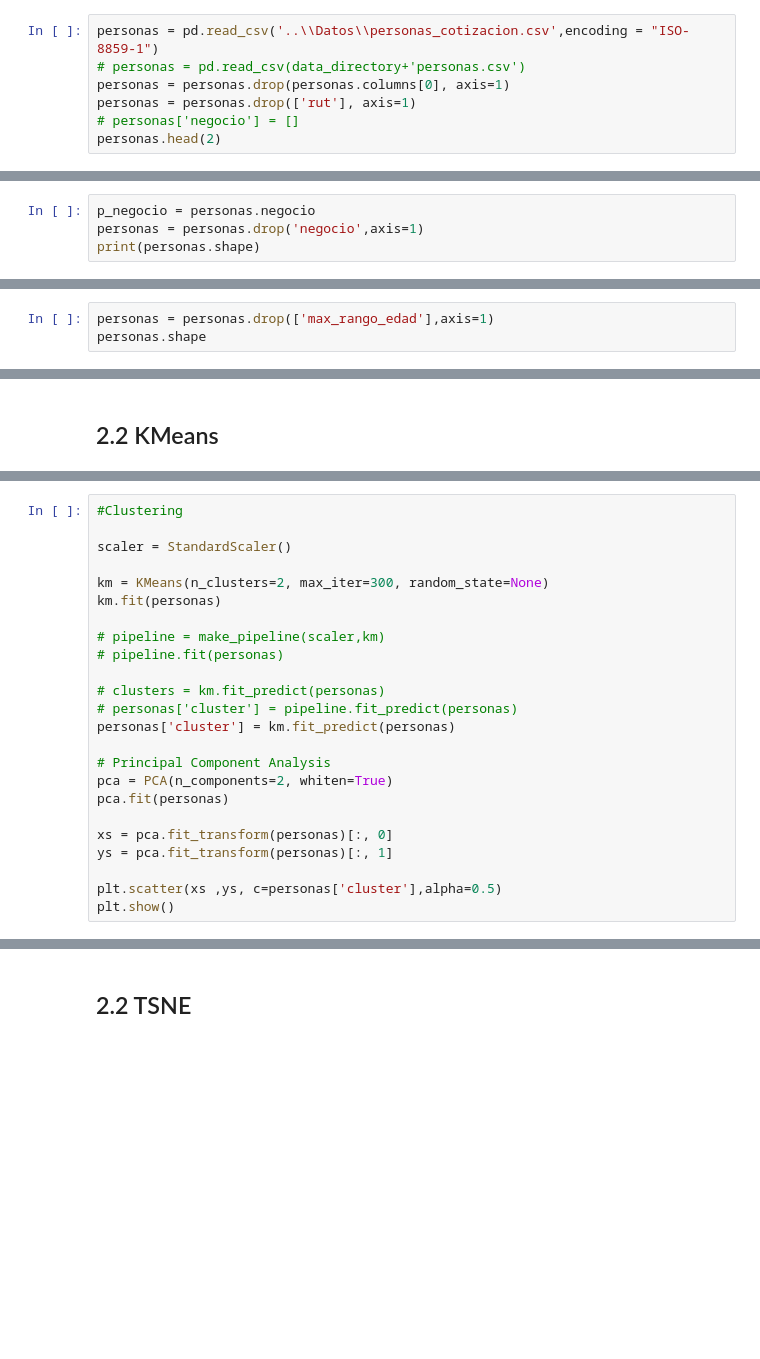
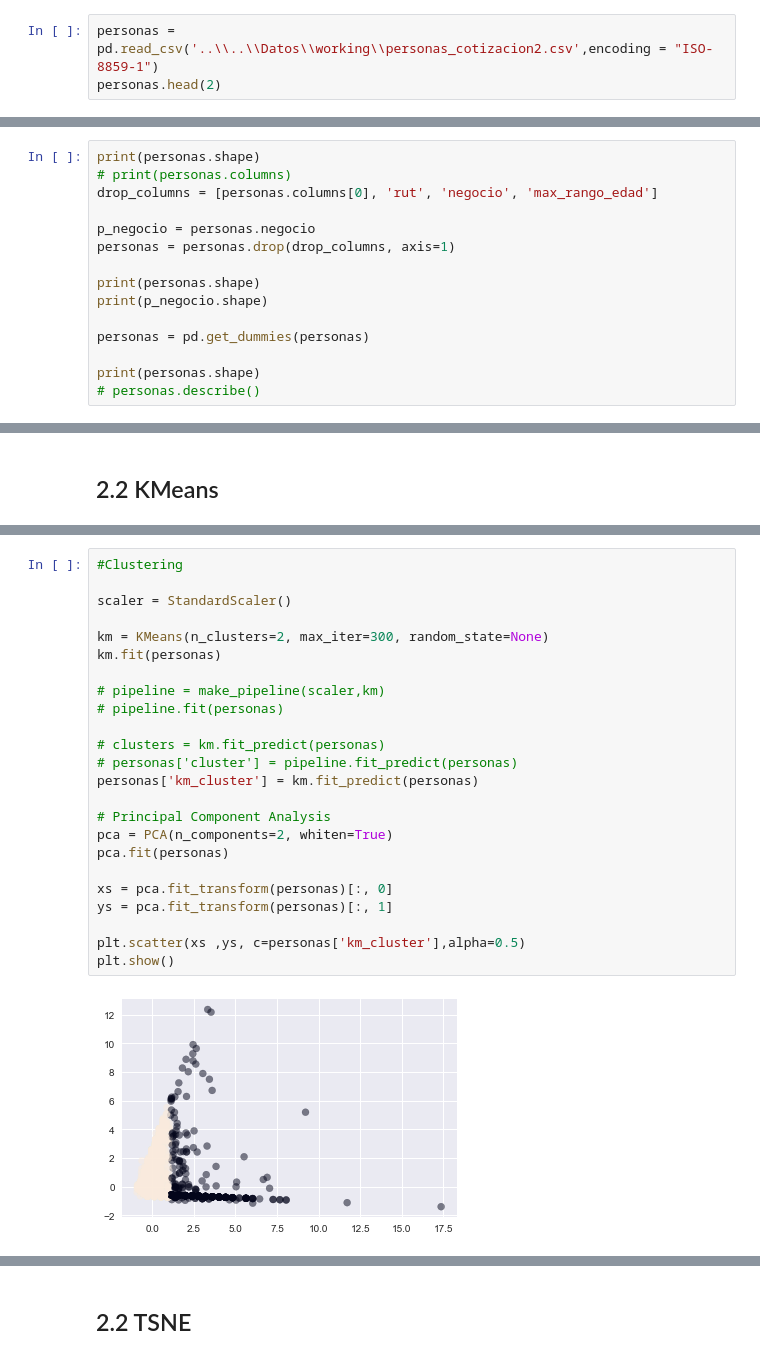
Before and after one commit to jcardenaslie/mem_aitue, a Jupyter notebook: Main Project/3 - Modeling/Modeling Unsupervised.ipynb, the cells around one changed output, grey strips where cells are left out. Saved outputs shown, nothing was run; the diff lists cells and outputs as text; blank space fills up the shorter version.

```diff
--- a/Main Project/3 - Modeling/Modeling Unsupervised.ipynb
+++ b/Main Project/3 - Modeling/Modeling Unsupervised.ipynb
@@ -8,9 +8,5 @@ import pandas as pd
 # %% [markdown]
 # 1 Data
 # %%
-personas = pd.read_csv('..\\Datos\\personas_cotizacion.csv',encoding = "ISO-8859-1")
-# personas = pd.read_csv(data_directory+'personas.csv')
-personas = personas.drop(personas.columns[0], axis=1)
-personas = personas.drop(['rut'], axis=1)
-# personas['negocio'] = []
+personas = pd.read_csv('..\\..\\Datos\\working\\personas_cotizacion2.csv',encoding = "ISO-8859-1")
 personas.head(2)
@@ -17,4 +17,0 @@ personas.head(2)
-# %%
-p_negocio = personas.negocio
-personas = personas.drop('negocio',axis=1)
-print(personas.shape)
@@ -23,3 +18,15 @@ personas = pd.get_dummies(personas)
-# %%
-personas = personas.drop(['max_rango_edad'],axis=1)
-personas.shape
+# %%
+print(personas.shape)
+# print(personas.columns)
+drop_columns = [personas.columns[0], 'rut', 'negocio', 'max_rango_edad']
+
+p_negocio = personas.negocio
+personas = personas.drop(drop_columns, axis=1)
+
+print(personas.shape)
+print(p_negocio.shape)
+
+personas = pd.get_dummies(personas)
+
+print(personas.shape)
+# personas.describe()
@@ -79,26 +106,28 @@ plt.show()
 # %%
 #Clustering
 
 scaler = StandardScaler()
 
 km = KMeans(n_clusters=2, max_iter=300, random_state=None)
 km.fit(personas)
 
 # pipeline = make_pipeline(scaler,km)
 # pipeline.fit(personas)
 
 # clusters = km.fit_predict(personas)
 # personas['cluster'] = pipeline.fit_predict(personas)
-personas['cluster'] = km.fit_predict(personas)
+personas['km_cluster'] = km.fit_predict(personas)
 
 # Principal Component Analysis
 pca = PCA(n_components=2, whiten=True)
 pca.fit(personas)
 
 xs = pca.fit_transform(personas)[:, 0]
 ys = pca.fit_transform(personas)[:, 1]
 
-plt.scatter(xs ,ys, c=personas['cluster'],alpha=0.5)
+plt.scatter(xs ,ys, c=personas['km_cluster'],alpha=0.5)
 plt.show()
+# %% [output]
+[figure, added]
 # %%
 # Create a DataFrame with labels and varieties as columns: df
```
Also changed, not shown: parts of 12 cells of this notebook, 44 other files.
